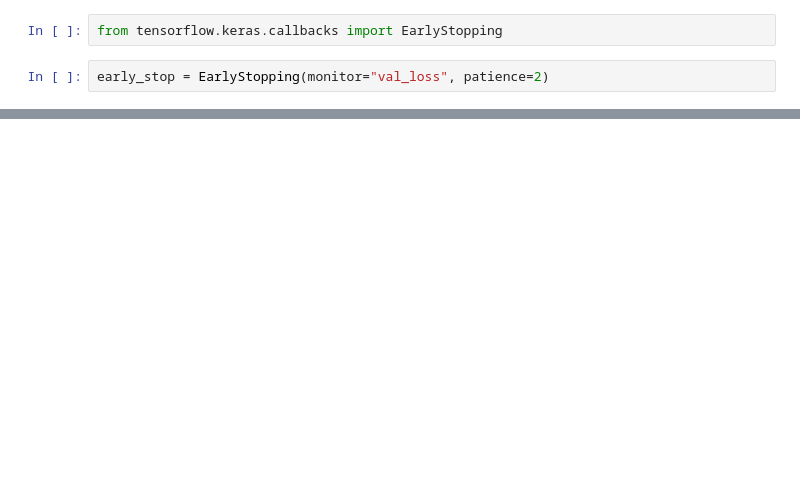
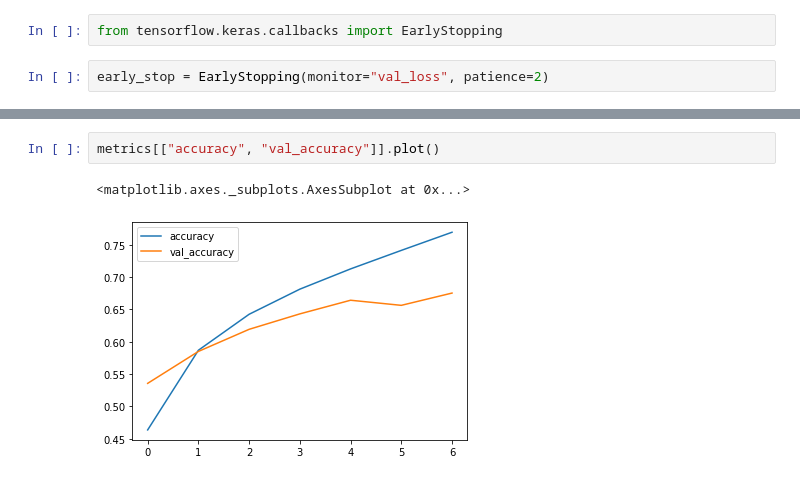
Before and after one commit to JaimePazLopes/Tensorflow-2-and-Keras, a Jupyter notebook: CNN/CIFAR - 10.ipynb, the cells around one changed output, grey strips where cells are left out. Drawn from its saved outputs; the diff is of its cells as text; blank space fills up the shorter version.

```diff
--- a/CNN/CIFAR - 10.ipynb
+++ b/CNN/CIFAR - 10.ipynb
@@ -118,0 +133,5 @@ Epoch 8/15
+# %%
+metrics[["accuracy", "val_accuracy"]].plot()
+# %% [output]
+<matplotlib.axes._subplots.AxesSubplot at 0x...>
+[figure, added]
```
Also changed, not shown: parts of 17 cells of this notebook.
